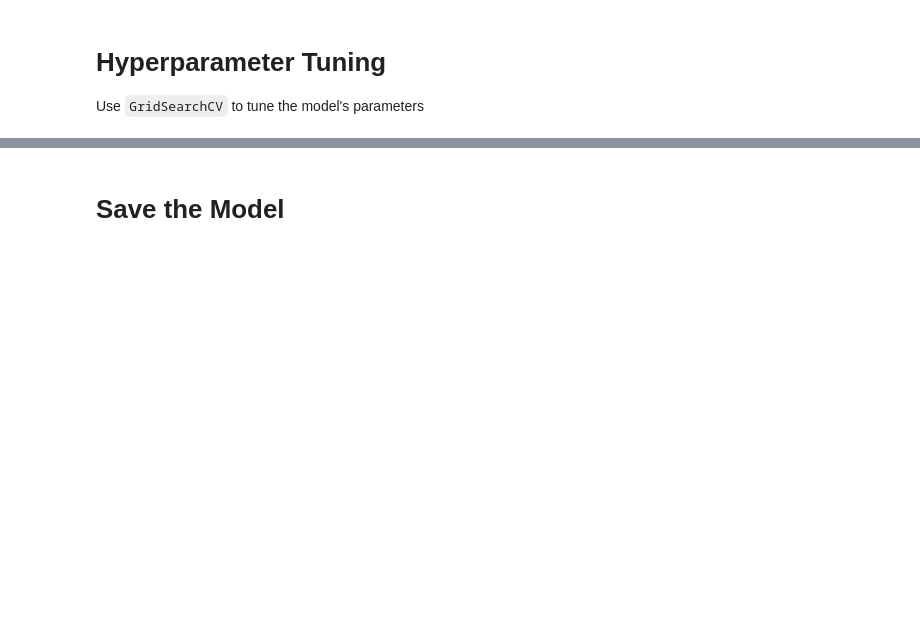
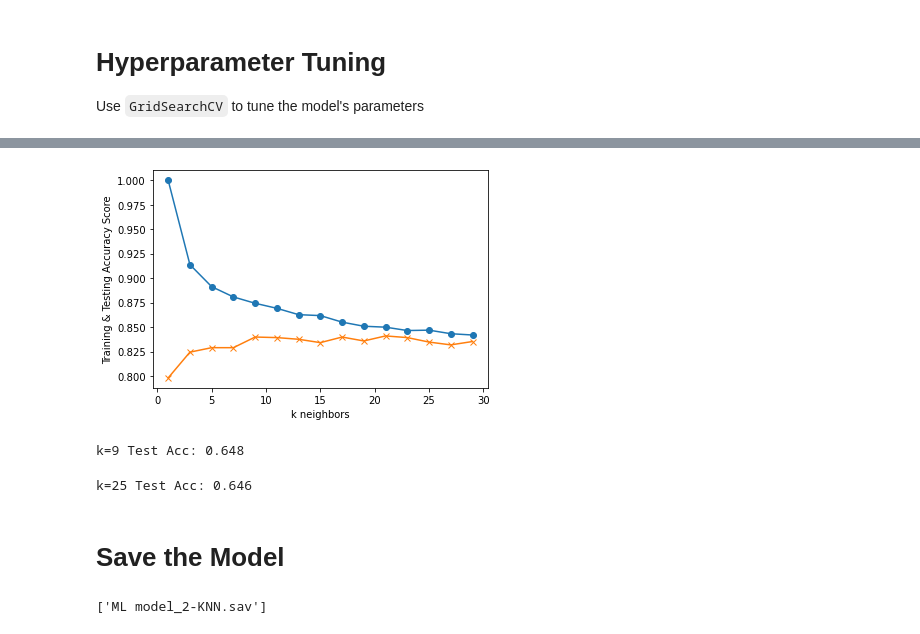
Before and after one commit to CPhilippe30/Machine-Learning, a Jupyter notebook: Instructions/starter_code/model_2.ipynb, the cells around one changed output, grey strips where cells are left out. Drawn from its saved outputs; the diff is of its cells as text; code cells hidden in the pictures; blank space fills up the shorter version.

Commit message:
model2

```diff
--- a/Instructions/starter_code/model_2.ipynb
+++ b/Instructions/starter_code/model_2.ipynb
@@ -69,2 +115,7 @@ Scale the data using the MinMaxScaler and perform some feature selection
 # %% [markdown]
 # Train the Model
+# %%
+# Create the SVC Model
+from sklearn.svm import SVC
+model2 = SVC(kernel='rbf')
+model2.fit(X_train_scaled,y_train)
@@ -80,2 +134,9 @@ Use `GridSearchCV` to tune the model's parameters
+# %%
+# Create the GridSearchCV model
+from sklearn.model_selection import GridSearchCV
+param_grid = {'C': [1, 5, 10, 50],
+              'gamma': [0.0001, 0.0005, 0.001, 0.005]}
+grid = GridSearchCV(model2, param_grid, verbose=3, n_jobs=1)
 # %%
 # Train the model with GridSearch
+grid.fit(X_train_scaled,y_train)
@@ -84,0 +175,11 @@ print(grid2.best_score_)
+# %%
+train_scores = []
+test_scores = []
+for k in range(1, 30, 2):
+    knn = KNeighborsClassifier(n_neighbors=k)
+    knn.fit(X_train_scaled, y_train)
+    train_score = knn.score(X_train_scaled, y_train)
+    test_score = knn.score(X_test_scaled, y_test)
+    train_scores.append(train_score)
+    test_scores.append(test_score)
+    print(f"k: {k}, Train/Test Score: {train_score:.3f}/{test_score:.3f}")
@@ -85,3 +202,23 @@ print(grid2.best_score_)
+# %%
+plt.plot(range(1, 30, 2), train_scores, marker='o')
+plt.plot(range(1, 30, 2), test_scores, marker="x")
+plt.xlabel("k neighbors")
+plt.ylabel("Training & Testing Accuracy Score")
+plt.show()
+# %% [output]
+[figure, added]
+# %%
+knn = KNeighborsClassifier(n_neighbors=17)
+knn.fit(X_train, y_train)
+print('k=9 Test Acc: %.3f' % knn.score(X_test, y_test))
+# %% [output]
+k=9 Test Acc: 0.648
+# %%
+knn = KNeighborsClassifier(n_neighbors=23)
+knn.fit(X_train, y_train)
+print('k=25 Test Acc: %.3f' % knn.score(X_test, y_test))
+# %% [output]
+k=25 Test Acc: 0.646
 # %% [markdown]
 # Save the Model
 # %%
@@ -90,5 +227,7 @@ print(grid2.best_score_)
 # be sure to turn this in to BCS
 # if joblib fails to import, try running the command to install in terminal/git-bash
 import joblib
-filename = 'your_name.sav'
-joblib.dump(your_model, filename)
+filename = 'ML model_2-KNN.sav'
+joblib.dump(grid, filename)
+# %% [output]
+['ML model_2-KNN.sav']
```
Also changed, not shown: parts of 17 cells of this notebook, 3 other files.
